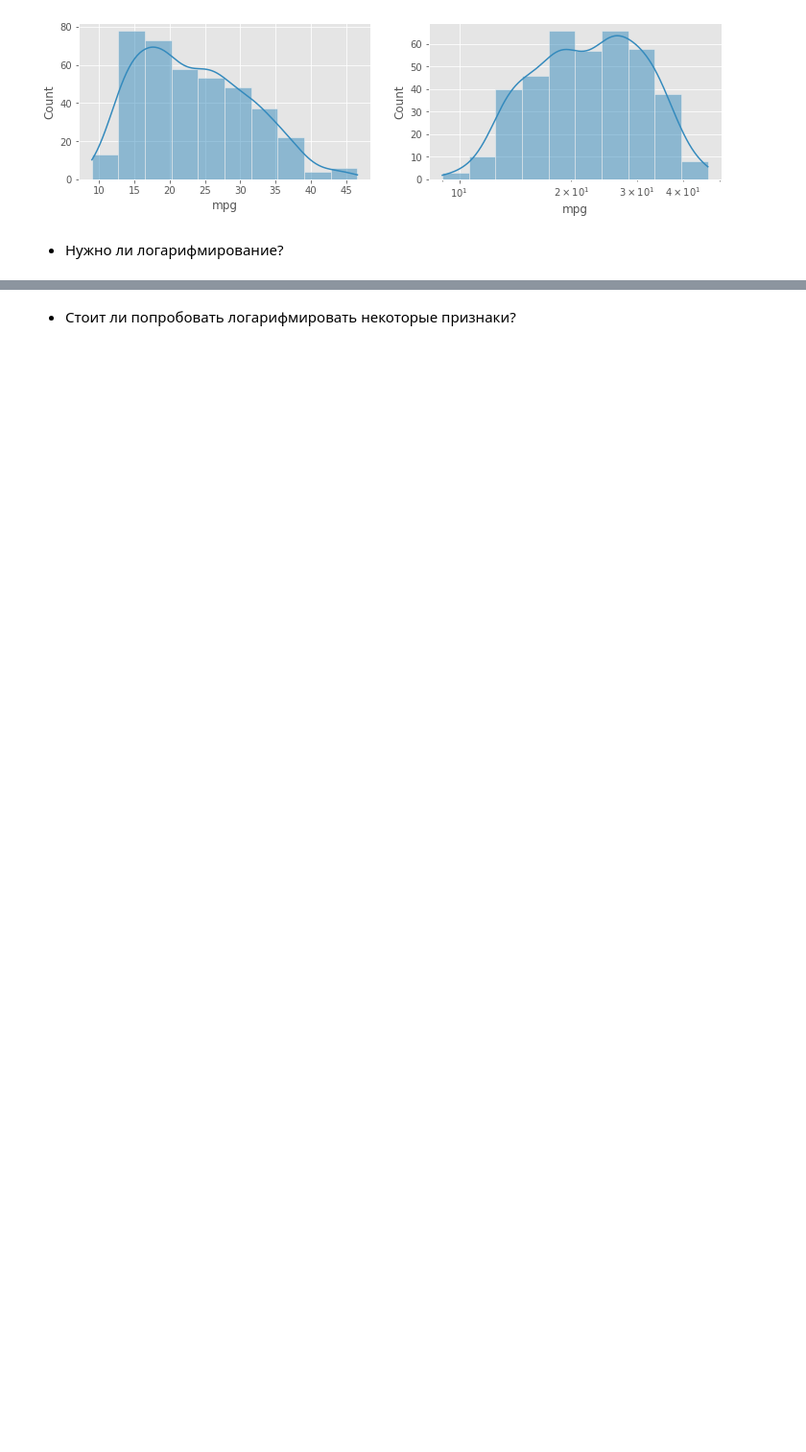
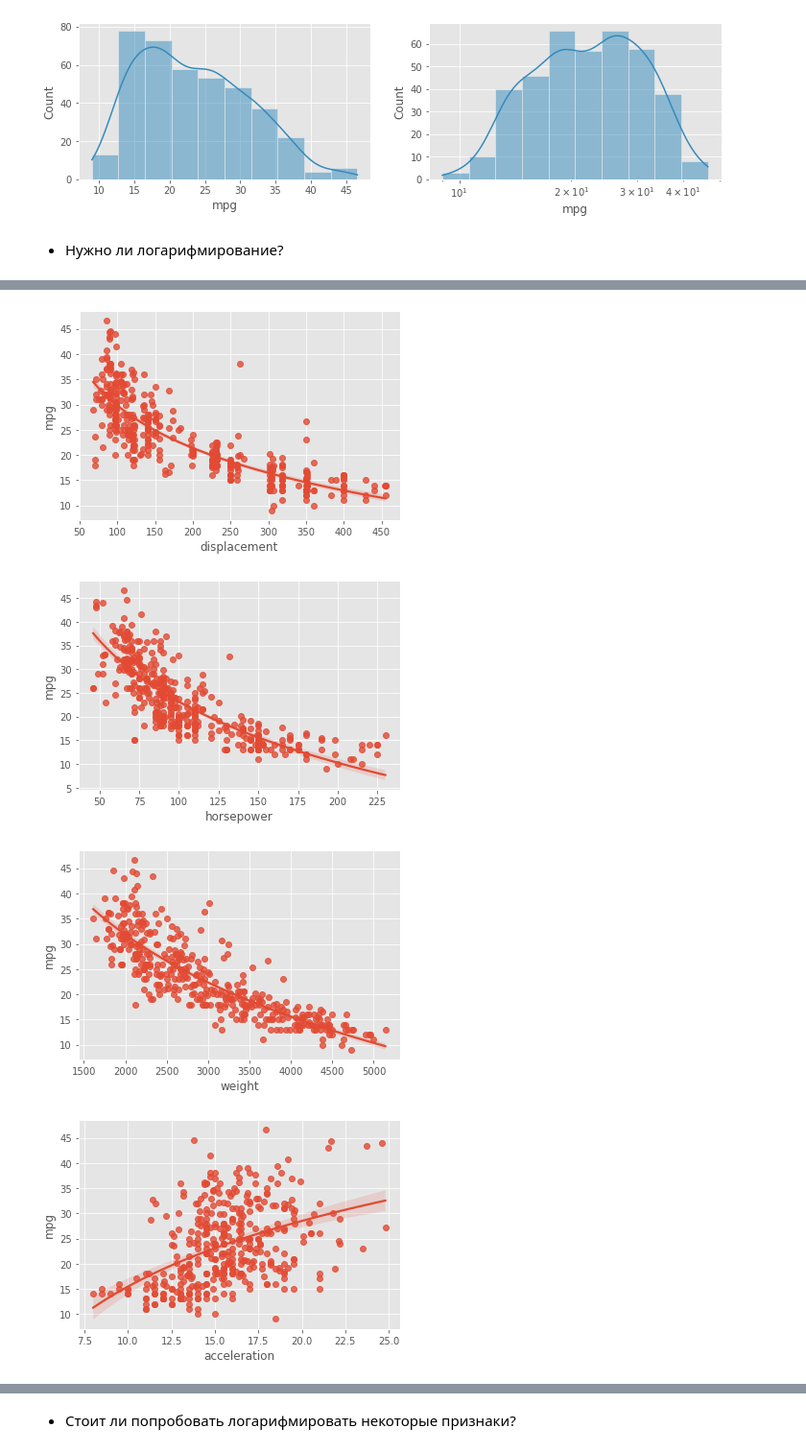
Before and after one commit to MariaZolotko/stat_HSE_DPO_21-Fall, a Jupyter notebook: Мария Золотько - 9_task3.ipynb, the cells around one changed output, grey strips where cells are left out. Shown at 96% size. Cells and saved outputs as stored; diff of their text form; code cells hidden in the pictures; blank space fills up the shorter version.

```diff
--- a/Мария Золотько - 9_task3.ipynb
+++ b/Мария Золотько - 9_task3.ipynb
@@ -134,0 +257,11 @@ for x in ['displacement','horsepower','weight','acceleration','year']:
+# %%
+for x in ['displacement','horsepower','weight','acceleration','year']:
+    sns.regplot(data=df, x=x, y='mpg',
+                 logx=True
+               )
+    plt.show()
+# %% [output]
+[figure, added]
+[figure, added]
+[figure, added]
+[figure, added]
```
Also changed, not shown: parts of 104 cells of this notebook, 16 other files.
